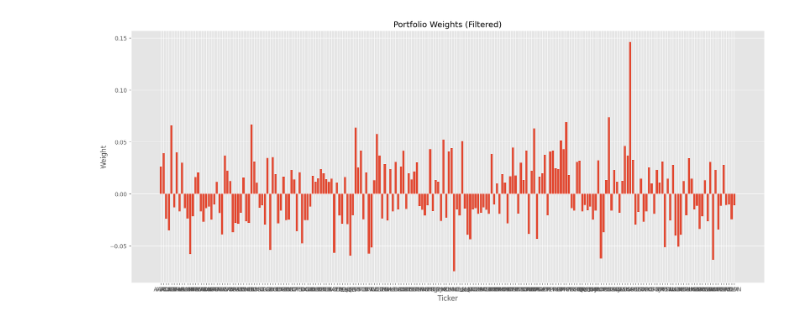
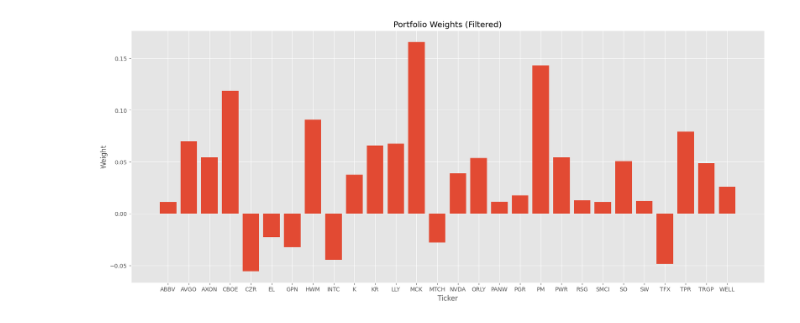
Before and after one commit to tzabcoder/QuantitativeFinance, a Jupyter notebook: Optimization/mean_variance_optimization.ipynb, the cells around one changed output. Saved outputs shown, nothing was run; the diff lists cells and outputs as text; code cells hidden in the pictures.

Commit message:
Data and optimization updates

```diff
--- a/Optimization/mean_variance_optimization.ipynb
+++ b/Optimization/mean_variance_optimization.ipynb
@@ -27,15 +29,12 @@ data.dropna(axis=1, inplace=True)
 # %%
-# Calculate the daily returns
-returns = data.pct_change()
-returns.fillna(0, inplace=True)
-
-log_returns = np.log(data / data.shift(1)).dropna()
+# Calculate the daily returns (log)
+returns = np.log(data / data.shift(1)).dropna()
 
 cumulative_returns = (1 + returns).cumprod() - 1
 
 plt.figure(figsize=(20, 8))
 plt.plot(cumulative_returns)
-plt.title("Cumulative Returns")
+plt.title("Cumulative Log Returns")
 plt.xlabel("Date")
 plt.ylabel("Return (%)")
 plt.show()
@@ -69,22 +102,23 @@ def portfolio_var(weights, cov_matrix):
     * return: portfolio variance (Var(p))
     """
 
-    return np.array(weights) @ cov_matrix @ np.array(weights).T
+    return np.dot(weights, np.dot(cov_matrix, weights.T))
 # %%
 # Objective Function
-def negative_sharpe_ratio(weights, returns, cov_matrix):
+def negative_sharpe_ratio(w, rets, cov_matrix, rate=0.025):
     """
     * Computes the negative Sharpe ratio for a portfolio of components.
     * The negative factor in this calculation is used to convert the
     * minimzation problem into an maximization problem.
     *
-    * returns: list of component expected returns
+    * rets: list of component expected returns
     * cov_matrix: matrix of covariances between the individual
     *             components; diagonals are variances
-    * weights: list of component weights
+    * w: list of component weights
+    * rate: interest rate to calculate excess return
     * NOTE: index of each input parameter must be equivalent
     *
     * return: negative portfolio Sharpe ratio
     """
 
-    return -(portfolio_er(weights, returns) - risk_free) / np.sqrt(portfolio_var(weights, cov_matrix))
+    return -(portfolio_er(w, rets) - rate) / np.sqrt(portfolio_var(w, cov_matrix))
@@ -144,39 +227,29 @@ Portfolio Sharpe Ratio: 1.885407339688622
 # %%
+# Mean-Variance Optimization
+method = "SLSQP"
+weights = [1 / len(returns.columns)] * len(returns.columns)
+
 # Allows for long and short positions
-# In this instance, we are ensuring the gross portfolio weight is 1
-constraint = {
-    'type' : 'eq',                       # Equivalency constraint
-    'fun' : lambda w: 1 - np.sum(abs(w)) # Sum of all weights equals 1
-}
-bounds = [(-1, 1)] * len(weights)    # Each weight is between -1 and 1
+constraints = [
+    {'type' : 'eq', 'fun' : lambda w: np.sum(w) - 1},
+    {'type' : 'ineq', 'fun' : lambda w: 1.5 - np.sum(np.abs(w))}
+]
+
+bounds = [(-1, 1)] * len(weights) # Each weight is between -1 and 1
 
 # Maximization
-res = minimize(negative_sharpe_ratio,
-               weights,
-               args = (expected_returns, covariance_matrix),
-               method = method,
-               bounds = bounds,
-               constraints = [constraint])
+portfolio3_res = minimize(negative_sharpe_ratio,
+                 weights,
+                 args = (expected_returns, covariance_matrix, borrow_rate),
+                 method = method,
+                 bounds = bounds,
+                 constraints = constraints,
+                 options = {'maxiter' : 10_000})
 
-# Extract the optimized weights
-optimized_weights = res.x
-portfolio_weights = dict(zip(returns.columns, optimized_weights))
+# Print optimization results
+print(portfolio3_res.success)
+print(portfolio3_res.message)
 
-# Filter only stocks with a 1% or larger portfolio weight
-filtered_weights = {k: v for k, v in portfolio_weights.items() if abs(v) >= 0.01}
-
-# Print the results (expected portfolio performance)
-print(f'Optimized Weights(filtered): {filtered_weights}')
-print(f'Portfolio Size(filtered): {len(filtered_weights)}')
-print(f'Portfolio Expected Return: {portfolio_er(res.x, expected_returns)}')
-print(f'Portfolio Standard Deviation: {np.sqrt(portfolio_var(res.x, covariance_matrix))}')
-print(f'Portfolio Sharpe Ratio: {-negative_sharpe_ratio(res.x, expected_returns, covariance_matrix)}')
-
-# Plot the results
-plt.figure(figsize=(20, 8))
-plt.bar(filtered_weights.keys(), filtered_weights.values())
-plt.title("Portfolio Weights (Filtered)")
-plt.xlabel("Ticker")
-plt.ylabel("Weight")
-plt.show()
+# Print and plot the optimization results
+optimization_results(portfolio3_res, returns.columns, borrow_rate)
 # %% [output]
@@ -188 +264 @@ Portfolio Sharpe Ratio: 6.332133211847109
-[figure, old version]
+[figure, new version]
```
Also changed, not shown: parts of 11 cells of this notebook, 2 other files.
